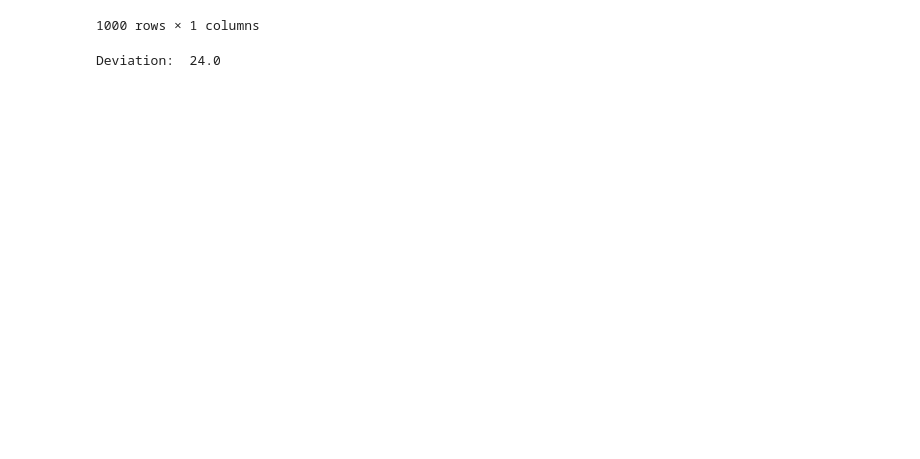
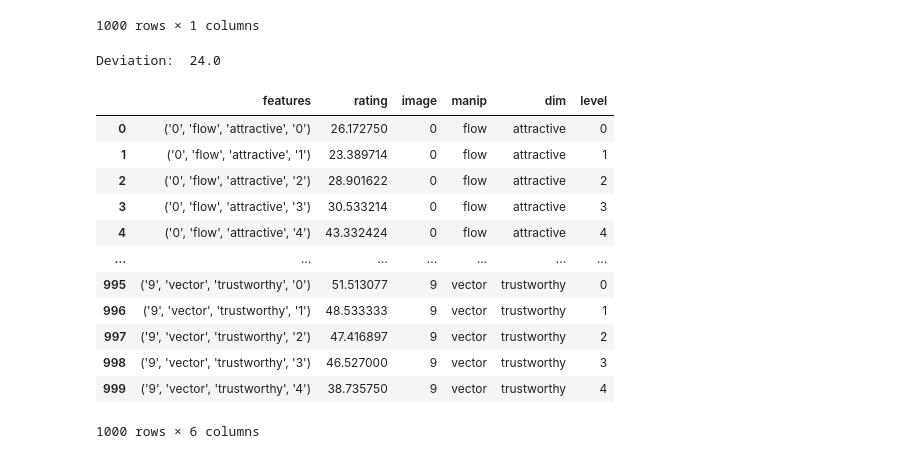
Before and after one commit to AdamSobieszek/manipy, a Jupyter notebook: notebooks/analyze_experiment.ipynb, the cells around one changed output. Saved outputs shown, nothing was run; the diff lists cells and outputs as text; code cells hidden in the pictures; blank space fills up the shorter version.

```diff
--- a/notebooks/analyze_experiment.ipynb
+++ b/notebooks/analyze_experiment.ipynb
@@ -84,7 +84,7 @@ import ast
 
 # Assuming the data is in a DataFrame called 'df'
 # If it's not, you'll need to load it first
-df_b = means.copy()
+df_b = means_unfiltered.copy().reset_index()
 df_b.columns = ['features', 'rating']
 # df_b = df_b.loc[["trust" in m for m in df_b.features]]
 # df_b["features"] = ["'".join(m.split("'")[:3])+"'"+"'".join(m.split("'")[5:]) for m in df_b["features"]]
@@ -94,6 +94,12 @@ df_b = df_b.loc[[not "'\"" in m and not "\"'" in m for m in df_b.features],:]
 # Step 1: Split the 'features' column into separate columns
 df_b[['image', 'manip', 'dim', 'level']] = df_b['features'].apply(ast.literal_eval).tolist()
 
+df_b.image=df_b.image.apply(int)
+df_b.level = df_b.level.apply(int)
+# df_b.loc[(df_b.level=='4'), "rating"] -= df_b.loc[(df_b.level=='0'), "rating"]
+# df_b.loc[(df_b.level=='4'), "rating"]
+
+# df_b.drop("features",axis=1)
 # # Step 2: Pivot the DataFrame to create columns for each 'value'
 # df_b_pivot = df_b.pivot(index=['image', 'manip'], columns='value', values='rating')
 
@@ -104,6 +110,7 @@ df_b[['image', 'manip', 'dim', 'level']] = df_b['features'].apply(ast.literal_ev
 # df_b_pivot.columns.name = None
 # # df_b_pivot.rename(columns={"-1": 'negative', "0.00": 'neutral', "1": 'positive'}, inplace=True)
 
+
 # # Step 5: Sort the DataFrame by 'image' and 'attribute' for better readability
 # df_b_pivot.sort_values(['image', 'manip'], inplace=True)
 # for i in df_b_pivot.image.unique():
@@ -113,3 +120,19 @@ df_b[['image', 'manip', 'dim', 'level']] = df_b['features'].apply(ast.literal_ev
 #     print(r)
 #     (df_b_pivot[df_b_pivot.manip == r].drop(["image","manip"], axis=1).mean()).plot()
 #     display(df_b_pivot[df_b_pivot.manip == r].drop(["image","manip"], axis=1).mean())
+# %%
+df_b
+# %% [output]
+|  | features | rating | image | manip | dim | level |
+| 0 | ('0', 'flow', 'attractive', '0') | 26.172750 | 0 | flow | attractive | 0 |
+| 1 | ('0', 'flow', 'attractive', '1') | 23.389714 | 0 | flow | attractive | 1 |
+| 2 | ('0', 'flow', 'attractive', '2') | 28.901622 | 0 | flow | attractive | 2 |
+| 3 | ('0', 'flow', 'attractive', '3') | 30.533214 | 0 | flow | attractive | 3 |
+| 4 | ('0', 'flow', 'attractive', '4') | 43.332424 | 0 | flow | attractive | 4 |
+| ... | ... | ... | ... | ... | ... | ... |
+| 995 | ('9', 'vector', 'trustworthy', '0') | 51.513077 | 9 | vector | trustworthy | 0 |
+| 996 | ('9', 'vector', 'trustworthy', '1') | 48.533333 | 9 | vector | trustworthy | 1 |
+| 997 | ('9', 'vector', 'trustworthy', '2') | 47.416897 | 9 | vector | trustworthy | 2 |
+| 998 | ('9', 'vector', 'trustworthy', '3') | 46.527000 | 9 | vector | trustworthy | 3 |
+| 999 | ('9', 'vector', 'trustworthy', '4') | 38.735750 | 9 | vector | trustworthy | 4 |
+1000 rows × 6 columns
```
Also changed, not shown: parts of 9 cells of this notebook, 43 other files.
